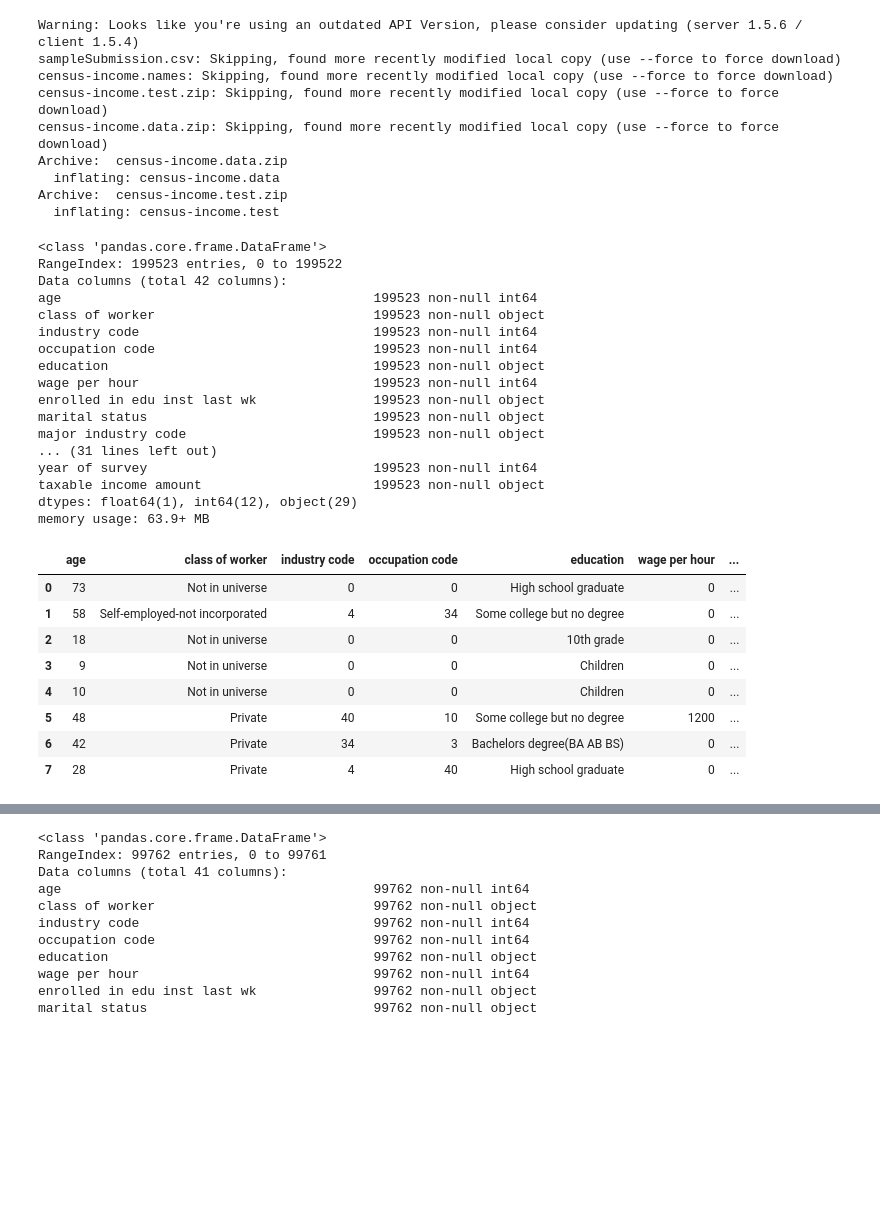
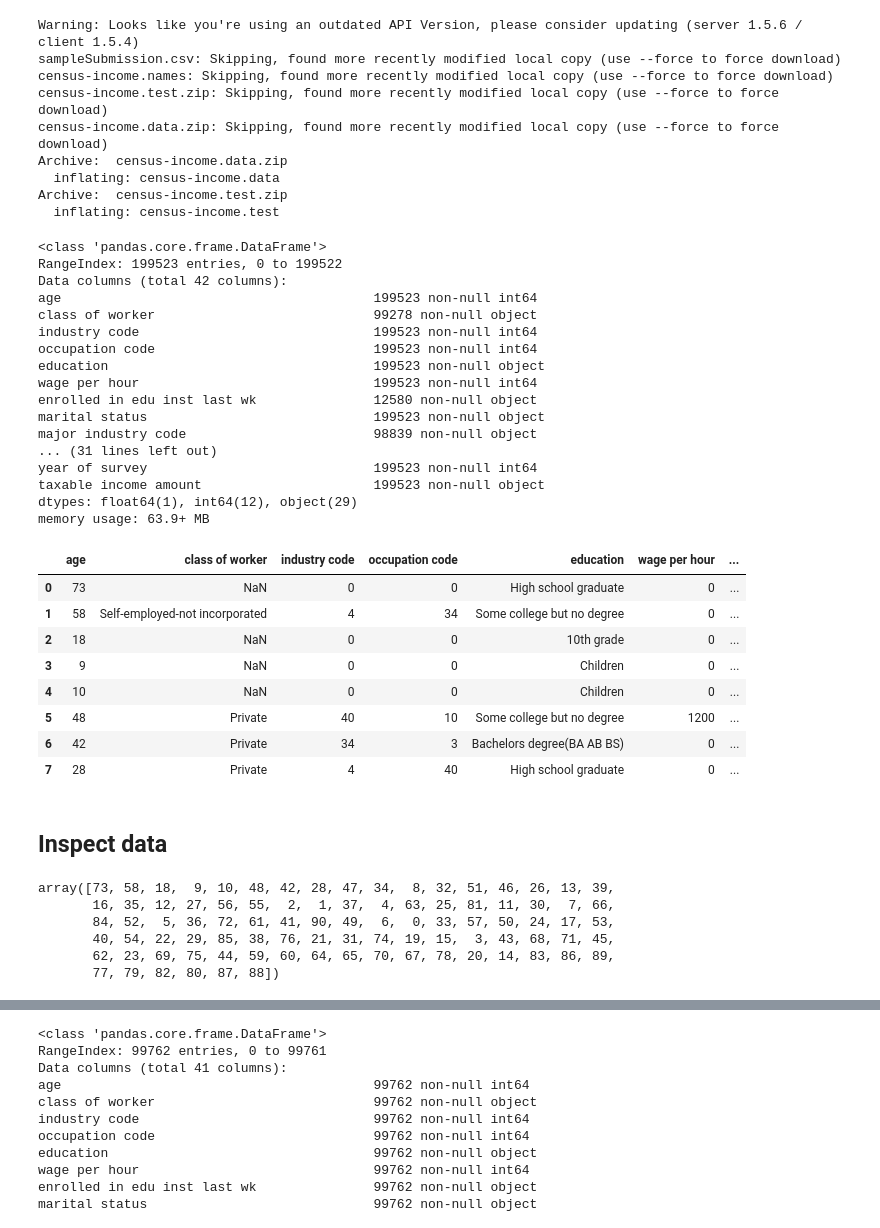
Before and after one commit to w8mr/ing-ml-challenge, a Jupyter notebook: challenge.ipynb, the cells around one changed output, grey strips where cells are left out. Drawn from its saved outputs; the diff is of its cells as text; code cells hidden in the pictures; blank space fills up the shorter version.

```diff
--- a/challenge.ipynb
+++ b/challenge.ipynb
@@ -70,42 +70,53 @@ header_list = ["age", "class of worker", "industry code", "occupation code",
                "tax filer status",
                "region of previous residence", "state of previous residence",
                "detailed household and family stat", "detailed household summary in household",
                "instance weight", "migration code-change in msa", "migration code-change in reg",
                "migration code-move within reg", "live in this house 1 year ago",
                "migration prev res in sunbelt", "num persons worked for employer",
                "family members under 18",
                #"total person earnings",
                "country of birth father",
                "country of birth mother", "country of birth self", "citizenship",
                "total person income", "own business or self employed", "veterans benefits", "weeks worked in the year", "year of survey", "taxable income amount"]
 
-train_df = pd.read_csv('census-income.data', header=None, names=header_list)
+train_df = pd.read_csv('census-income.data', header=None, names=header_list, na_values=[" Not in universe", " Not in universe or children", " Not in universe under 1 year old", "?"])
 train_df.info()
 train_df.head(8)
 # %% [output]
 <class 'pandas.core.frame.DataFrame'>
 RangeIndex: 199523 entries, 0 to 199522
 Data columns (total 42 columns):
 age                                        199523 non-null int64
-class of worker                            199523 non-null object
+class of worker                            99278 non-null object
 industry code                              199523 non-null int64
 occupation code                            199523 non-null int64
 education                                  199523 non-null object
 wage per hour                              199523 non-null int64
-enrolled in edu inst last wk               199523 non-null object
+enrolled in edu inst last wk               12580 non-null object
 marital status                             199523 non-null object
-major industry code                        199523 non-null object
+major industry code                        98839 non-null object
 ... (31 lines left out)
 year of survey                             199523 non-null int64
 taxable income amount                      199523 non-null object
 dtypes: float64(1), int64(12), object(29)
 memory usage: 63.9+ MB
 |  | age | class of worker | industry code | occupation code | education | wage per hour | ... |
-| 0 | 73 | Not in universe | 0 | 0 | High school graduate | 0 | ... |
+| 0 | 73 | NaN | 0 | 0 | High school graduate | 0 | ... |
 | 1 | 58 | Self-employed-not incorporated | 4 | 34 | Some college but no degree | 0 | ... |
-| 2 | 18 | Not in universe | 0 | 0 | 10th grade | 0 | ... |
-| 3 | 9 | Not in universe | 0 | 0 | Children | 0 | ... |
-| 4 | 10 | Not in universe | 0 | 0 | Children | 0 | ... |
+| 2 | 18 | NaN | 0 | 0 | 10th grade | 0 | ... |
+| 3 | 9 | NaN | 0 | 0 | Children | 0 | ... |
+| 4 | 10 | NaN | 0 | 0 | Children | 0 | ... |
 | 5 | 48 | Private | 40 | 10 | Some college but no degree | 1200 | ... |
 | 6 | 42 | Private | 34 | 3 | Bachelors degree(BA AB BS) | 0 | ... |
 | 7 | 28 | Private | 4 | 40 | High school graduate | 0 | ... |
+# %% [markdown]
+## Inspect data
+# %%
+train_df['age'].unique()
+# %% [output]
+array([73, 58, 18,  9, 10, 48, 42, 28, 47, 34,  8, 32, 51, 46, 26, 13, 39,
+       16, 35, 12, 27, 56, 55,  2,  1, 37,  4, 63, 25, 81, 11, 30,  7, 66,
+       84, 52,  5, 36, 72, 61, 41, 90, 49,  6,  0, 33, 57, 50, 24, 17, 53,
+       40, 54, 22, 29, 85, 38, 76, 21, 31, 74, 19, 15,  3, 43, 68, 71, 45,
+       62, 23, 69, 75, 44, 59, 60, 64, 65, 70, 67, 78, 20, 14, 83, 86, 89,
+       77, 79, 82, 80, 87, 88])
```
Also changed, not shown: parts of 5 cells of this notebook.
